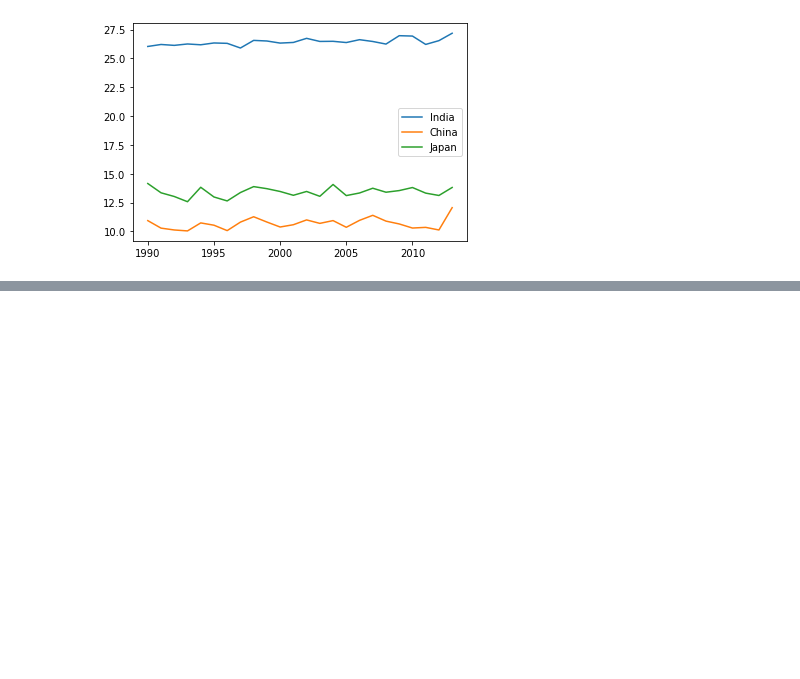
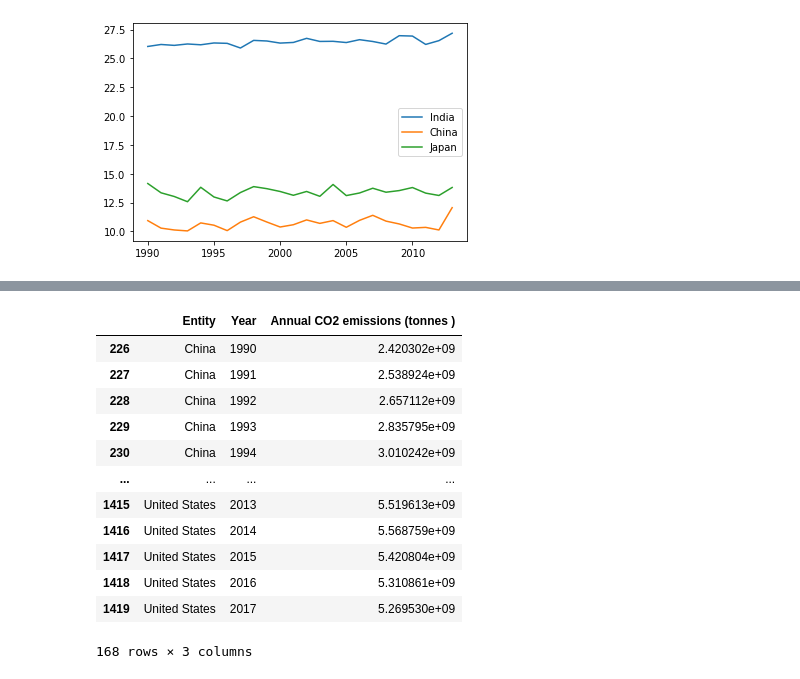
Before and after one commit to thesuhas/Climate-Change-Industrialisation, a Jupyter notebook: script1.ipynb, the cells around one changed output, grey strips where cells are left out. Drawn from its saved outputs; the diff is of its cells as text; code cells hidden in the pictures; blank space fills up the shorter version.

```diff
--- a/script1.ipynb
+++ b/script1.ipynb
@@ -195,0 +220,17 @@ plt.legend()
+# %%
+del co2['Code']
+co2
+# %% [output]
+|  | Entity | Year | Annual CO2 emissions (tonnes ) |
+| 226 | China | 1990 | 2.420302e+09 |
+| 227 | China | 1991 | 2.538924e+09 |
+| 228 | China | 1992 | 2.657112e+09 |
+| 229 | China | 1993 | 2.835795e+09 |
+| 230 | China | 1994 | 3.010242e+09 |
+| ... | ... | ... | ... |
+| 1415 | United States | 2013 | 5.519613e+09 |
+| 1416 | United States | 2014 | 5.568759e+09 |
+| 1417 | United States | 2015 | 5.420804e+09 |
+| 1418 | United States | 2016 | 5.310861e+09 |
+| 1419 | United States | 2017 | 5.269530e+09 |
+168 rows × 3 columns
```
Also changed, not shown: parts of 11 cells of this notebook.
